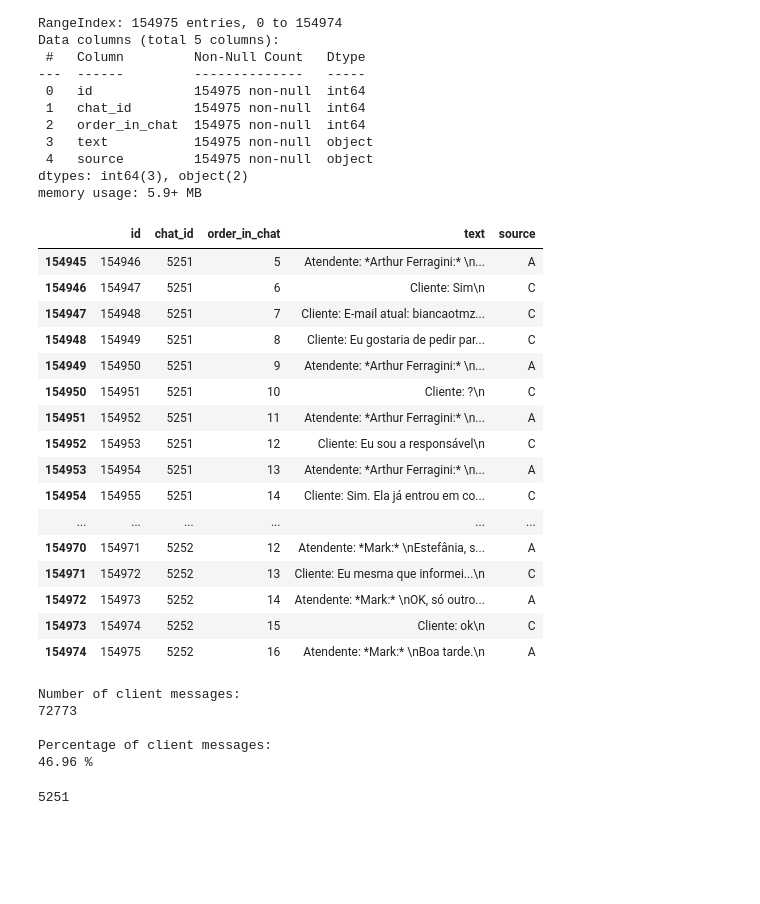
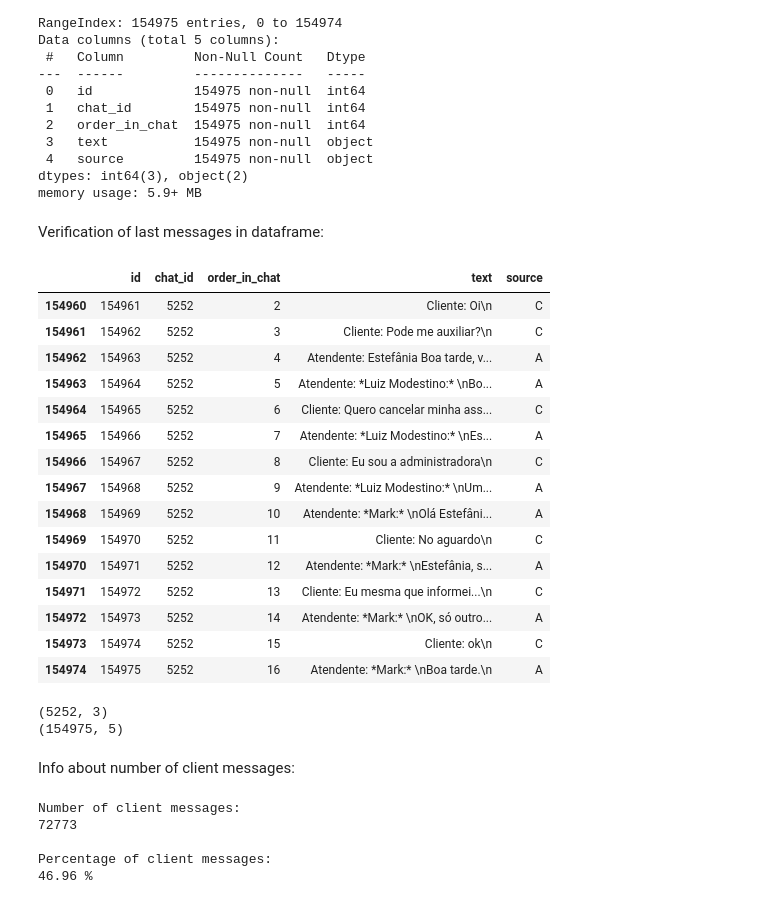
Before and after one commit to higorpr/chatguru-ai-challenge, a Jupyter notebook: ML Pipeline.ipynb, the cells around one changed output. Saved outputs shown, nothing was run; the diff lists cells and outputs as text; code cells hidden in the pictures; blank space fills up the shorter version.

```diff
--- a/ML Pipeline.ipynb
+++ b/ML Pipeline.ipynb
@@ -12,5 +37,3 @@ chat_messages_path = './chatguru'
 Get chat files:
 # %%
 chat_files = glob.glob(os.path.join(chat_messages_path,'*.txt'))
-for chat in chat_files:
-    print(chat.split('\\')[1].split('.')[0])
@@ -45,16 +50,12 @@ chat_id = 1
 message_order = 0
 num_client_messages = 0
 num_service_messages = 0
-# i = 0
 
 # Iterate through .txt chat files
 for chat in chat_files:
     with open(chat, 'r',encoding='utf-8') as file:
         # Iterate through each line in chat file
         for line in file:
-
-#             if i == 0:
-#                 print(line)
 
             # Skip empty line
             if line.strip() == '':
@@ -80,55 +81,55 @@ for chat in chat_files:
 
             # Case sender is 'Atendente'
             if word_list[0] == 'Atendente:':
-                # Atualiza e adiciona a id de mensagem
+
+                # Updates and appends messages id to message dict
                 message_id += 1
                 messages_dict['id'].append(message_id)
 
-                # Adiciona o chat correspondente
+                # Appends chat id to message dict
                 messages_dict['chat_id'].append(chat_id)
 
-                # Atualiza e adiciona a ordem de mensagem
+                # Updates and adds message order to message dict
                 message_order += 1
                 messages_dict['order_in_chat'].append(message_order)
 
-                # Atualiza o número de mensagens de atendentes no chat
+                # Updates number of service messages
                 num_service_messages += 1
 
-                # Adiciona o texto da linha no dict de mensagens
+                # Adds text line to message dict
                 messages_dict['text'].append(line)
 
-                # Adiciona a fonte da mensagem
+                # Adds message source
                 messages_dict['source'].append('A')
 
 
             # Case sender is 'Cliente'
             elif word_list[0] == 'Cliente:':
-                # Atualiza a id de mensagem
+
+                # Updates and appends messages id to message dict
                 message_id += 1
                 messages_dict['id'].append(message_id)
 
-
-                # Adiciona o chat correspondente
+                # Appends chat id to message dict
                 messages_dict['chat_id'].append(chat_id)
 
-                # Atualiza a ordem de mensagem
+                # Updates and adds message order to message dict
                 message_order += 1
                 messages_dict['order_in_chat'].append(message_order)
 
-                # Atualiza o número de mensagens de atendentes no chat
+                # Updates number of client messages
                 num_client_messages += 1
 
-                # Adiciona o texto da linha no dict de mensagens
+                # Adds text line to message dict
                 messages_dict['text'].append(line)
 
-                # Adiciona a fonte da mensagem
+                # Adds message source
                 messages_dict['source'].append('C')
 
-            # Caso seja a continuação de uma mensagem da linha anterior
+            # Case where current line is a continuation of previous message
             else:
-                # Adiciona o texto da linha ao anterior
+                # Adds text to previous line
                 messages_dict['text'][message_id-1] = messages_dict['text'][message_id-1] + line
-        i += 1
 # %% [markdown]
 Create chats dataframe:
 # %%
@@ -183,26 +186,35 @@ Data columns (total 5 columns):
  4   source         154975 non-null  object
 dtypes: int64(3), object(2)
 memory usage: 5.9+ MB
+# %% [markdown]
+Verification of last messages in dataframe:
 # %%
-message_df.tail(30)
+message_df.tail(15)
 # %% [output]
 |  | id | chat_id | order_in_chat | text | source |
-| 154945 | 154946 | 5251 | 5 | Atendente: *Arthur Ferragini:* \n... | A |
-| 154946 | 154947 | 5251 | 6 | Cliente: Sim\n | C |
-| 154947 | 154948 | 5251 | 7 | Cliente: E-mail atual: biancaotmz... | C |
-| 154948 | 154949 | 5251 | 8 | Cliente: Eu gostaria de pedir par... | C |
-| 154949 | 154950 | 5251 | 9 | Atendente: *Arthur Ferragini:* \n... | A |
-| 154950 | 154951 | 5251 | 10 | Cliente: ?\n | C |
-| 154951 | 154952 | 5251 | 11 | Atendente: *Arthur Ferragini:* \n... | A |
-| 154952 | 154953 | 5251 | 12 | Cliente: Eu sou a responsável\n | C |
-| 154953 | 154954 | 5251 | 13 | Atendente: *Arthur Ferragini:* \n... | A |
-| 154954 | 154955 | 5251 | 14 | Cliente: Sim. Ela já entrou em co... | C |
-| ... | ... | ... | ... | ... | ... |
+| 154960 | 154961 | 5252 | 2 | Cliente: Oi\n | C |
+| 154961 | 154962 | 5252 | 3 | Cliente: Pode me auxiliar?\n | C |
+| 154962 | 154963 | 5252 | 4 | Atendente: Estefânia Boa tarde, v... | A |
+| 154963 | 154964 | 5252 | 5 | Atendente: *Luiz Modestino:* \nBo... | A |
+| 154964 | 154965 | 5252 | 6 | Cliente: Quero cancelar minha ass... | C |
+| 154965 | 154966 | 5252 | 7 | Atendente: *Luiz Modestino:* \nEs... | A |
+| 154966 | 154967 | 5252 | 8 | Cliente: Eu sou a administradora\n | C |
+| 154967 | 154968 | 5252 | 9 | Atendente: *Luiz Modestino:* \nUm... | A |
+| 154968 | 154969 | 5252 | 10 | Atendente: *Mark:* \nOlá Estefâni... | A |
+| 154969 | 154970 | 5252 | 11 | Cliente: No aguardo\n | C |
 | 154970 | 154971 | 5252 | 12 | Atendente: *Mark:* \nEstefânia, s... | A |
 | 154971 | 154972 | 5252 | 13 | Cliente: Eu mesma que informei...\n | C |
 | 154972 | 154973 | 5252 | 14 | Atendente: *Mark:* \nOK, só outro... | A |
 | 154973 | 154974 | 5252 | 15 | Cliente: ok\n | C |
 | 154974 | 154975 | 5252 | 16 | Atendente: *Mark:* \nBoa tarde.\n | A |
+# %%
+print(chat_df.shape)
+print(message_df.shape)
+# %% [output]
+(5252, 3)
+(154975, 5)
+# %% [markdown]
+Info about number of client messages:
 # %%
 print('Number of client messages:')
 print(f"{message_df[message_df['source'] == 'C'].shape[0]}")
@@ -214,7 +226,3 @@ Number of client messages:
 
 Percentage of client messages:
 46.96 %
-# %%
-chat_df['id'].unique().size
-# %% [output]
-5251
```
Also changed, not shown: parts of 102 cells of this notebook, 2 other files.
